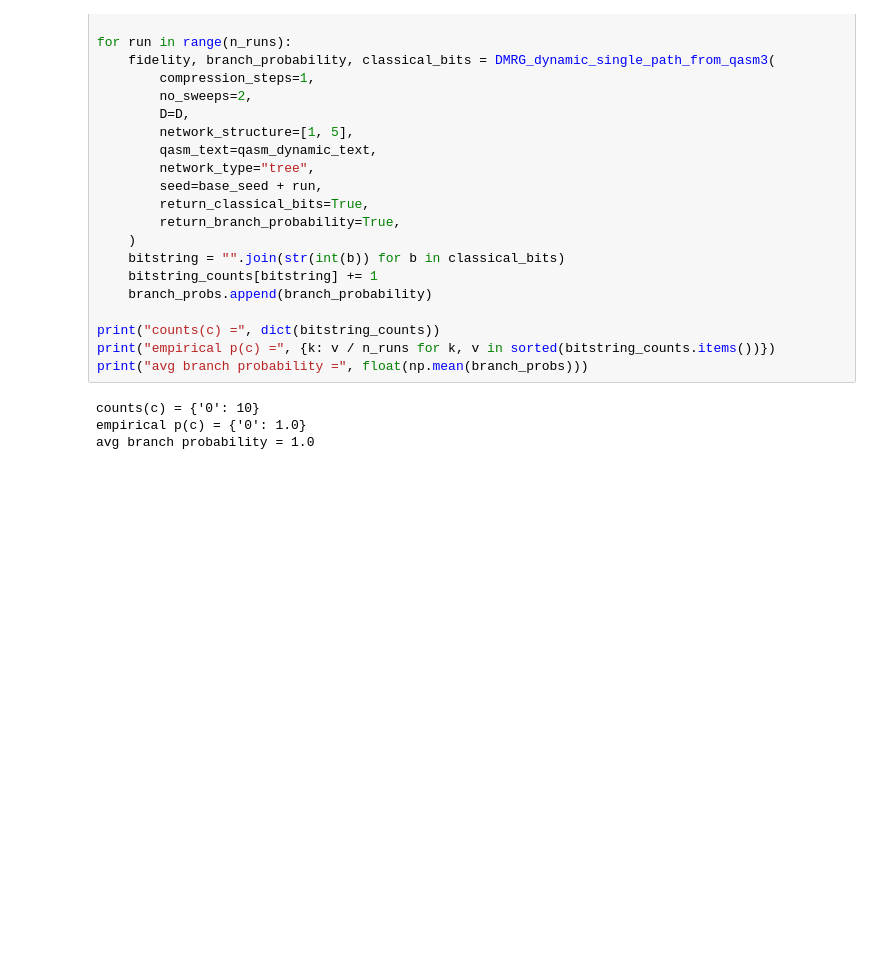
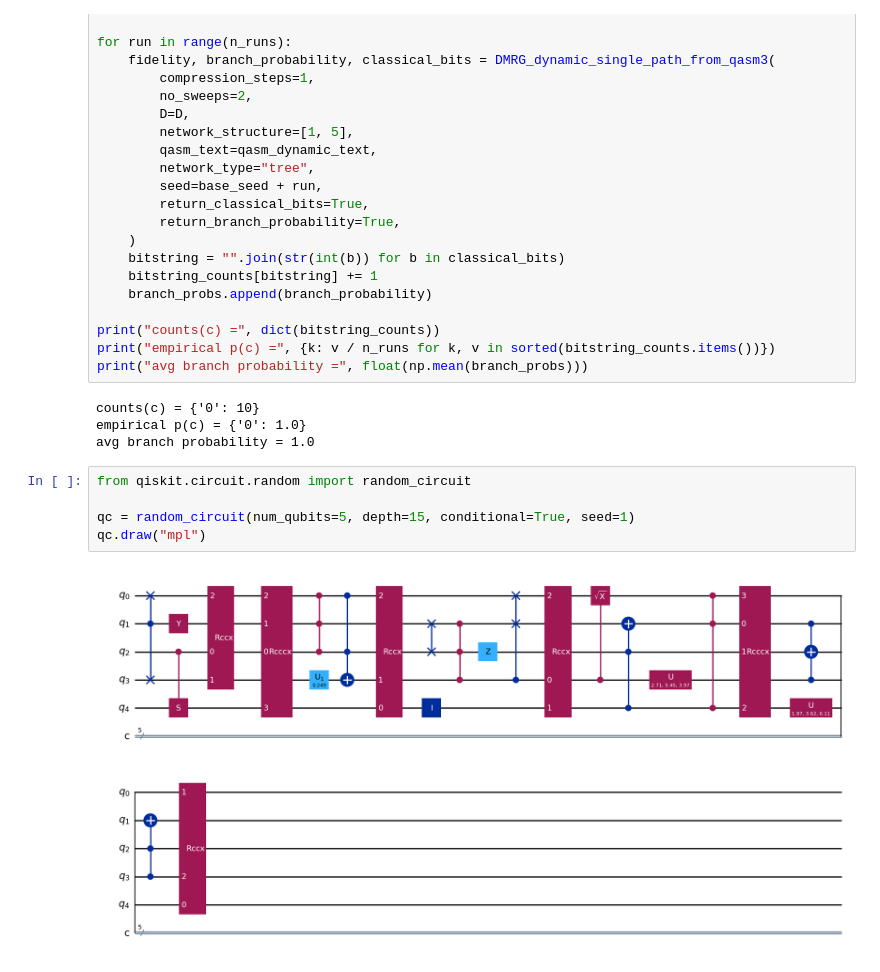
Before and after one commit to 1nnocenzo/tn-dc-sim, a Jupyter notebook: notebooks/qasm3_dmrg_smoke_tests.ipynb, the cells around one changed output. Drawn from its saved outputs; the diff is of its cells as text; blank space fills up the shorter version.

```diff
--- a/notebooks/qasm3_dmrg_smoke_tests.ipynb
+++ b/notebooks/qasm3_dmrg_smoke_tests.ipynb
@@ -254,3 +246,10 @@ print("avg branch probability =", float(np.mean(branch_probs)))
 counts(c) = {'0': 10}
 empirical p(c) = {'0': 1.0}
 avg branch probability = 1.0
+# %%
+from qiskit.circuit.random import random_circuit
+
+qc = random_circuit(num_qubits=5, depth=15, conditional=True, seed=1)
+qc.draw("mpl")
+# %% [output]
+[figure, added]
```
Also changed, not shown: parts of 1 cell of this notebook.
